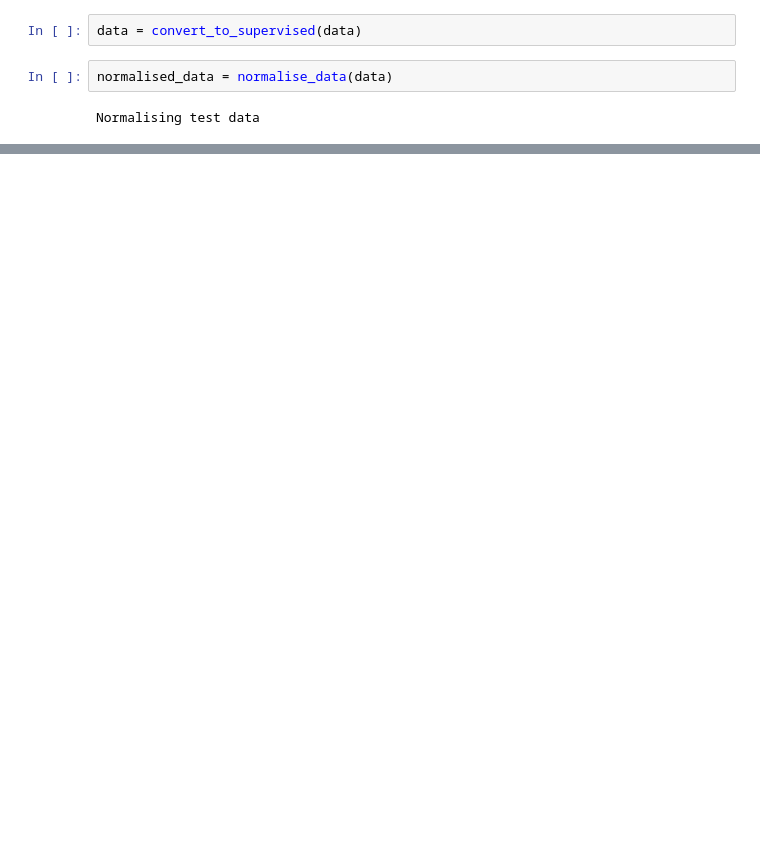
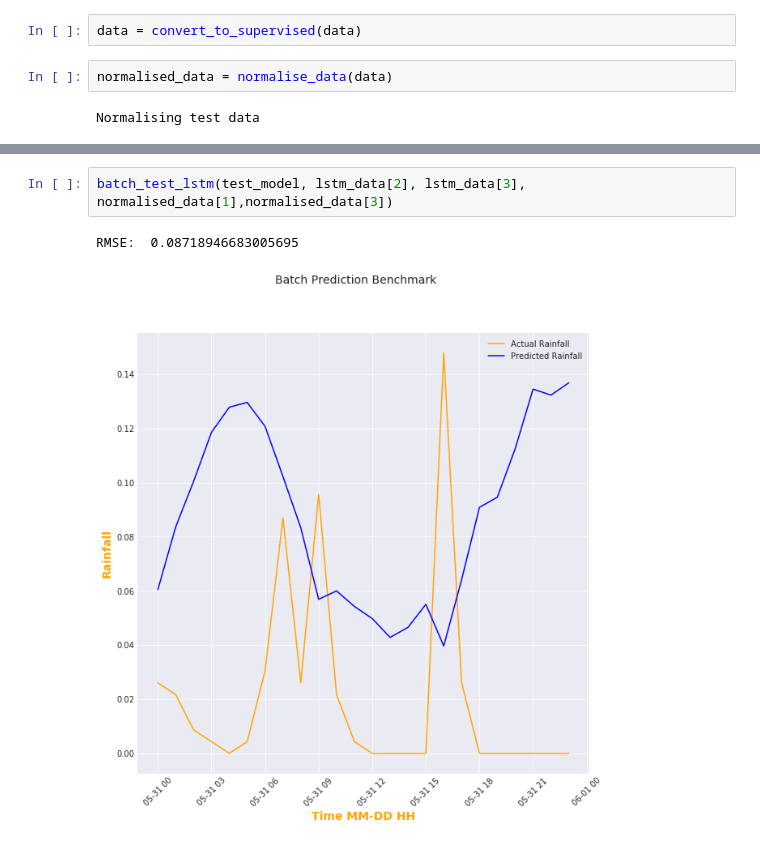
Before and after one commit to GsProjects/Thesis, a Jupyter notebook: Code/LSTM Country Prediction.ipynb, the cells around one changed output, grey strips where cells are left out. Drawn from its saved outputs; the diff is of its cells as text; blank space fills up the shorter version.

```diff
--- a/Code/LSTM Country Prediction.ipynb
+++ b/Code/LSTM Country Prediction.ipynb
@@ -394,0 +439,5 @@ num splits equal to num distinct years by 12 (months)
+# %%
+batch_test_lstm(test_model, lstm_data[2], lstm_data[3], normalised_data[1],normalised_data[3])
+# %% [output]
+RMSE:  0.08718946683005695
+[figure, added]
```
Also changed, not shown: parts of 22 cells of this notebook.
